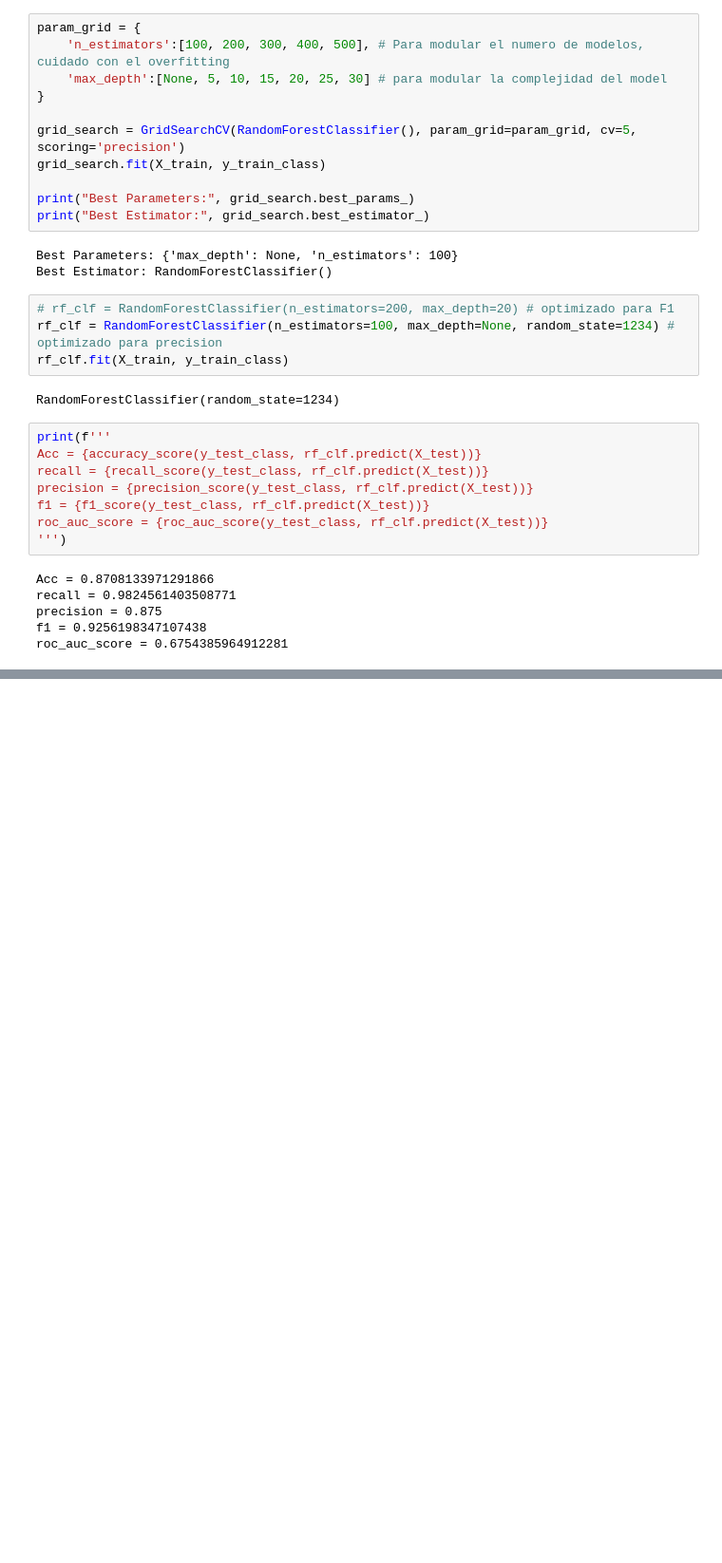
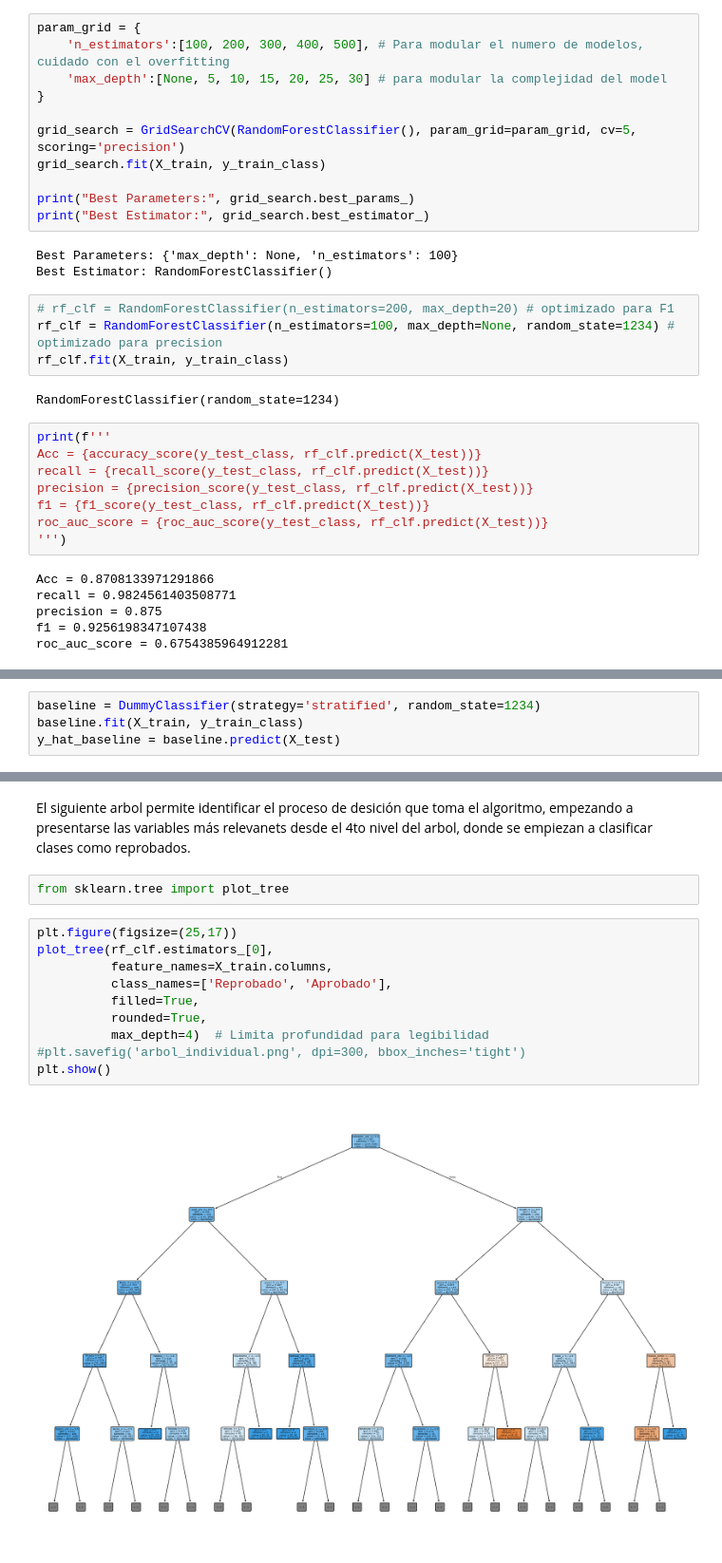
Before and after one commit to CMorgadoM/ML-Proyect, a Jupyter notebook: tarea ML V1.ipynb, the cells around one changed output, grey strips where cells are left out. Shown at 95% size. Saved outputs shown, nothing was run; the diff lists cells and outputs as text; blank space fills up the shorter version.

```diff
--- a/tarea ML V1.ipynb
+++ b/tarea ML V1.ipynb
@@ -662,0 +669,4 @@ roc_auc_score = 0.6754385964912281
+# %%
+baseline = DummyClassifier(strategy='stratified', random_state=1234)
+baseline.fit(X_train, y_train_class)
+y_hat_baseline = baseline.predict(X_test)
@@ -662,0 +731,16 @@ roc_auc_score = 0.6754385964912281
+# %% [markdown]
+El siguiente arbol permite identificar el proceso de desición que toma el algoritmo, empezando a presentarse las variables más relevanets desde el 4to nivel del arbol, donde se empiezan a clasificar clases como reprobados.
+# %%
+from sklearn.tree import plot_tree
+# %%
+plt.figure(figsize=(25,17))
+plot_tree(rf_clf.estimators_[0],
+          feature_names=X_train.columns,
+          class_names=['Reprobado', 'Aprobado'],
+          filled=True,
+          rounded=True,
+          max_depth=4)  # Limita profundidad para legibilidad
+#plt.savefig('arbol_individual.png', dpi=300, bbox_inches='tight')
+plt.show()
+# %% [output]
+[figure, added]
```
Also changed, not shown: parts of 6 cells of this notebook.
